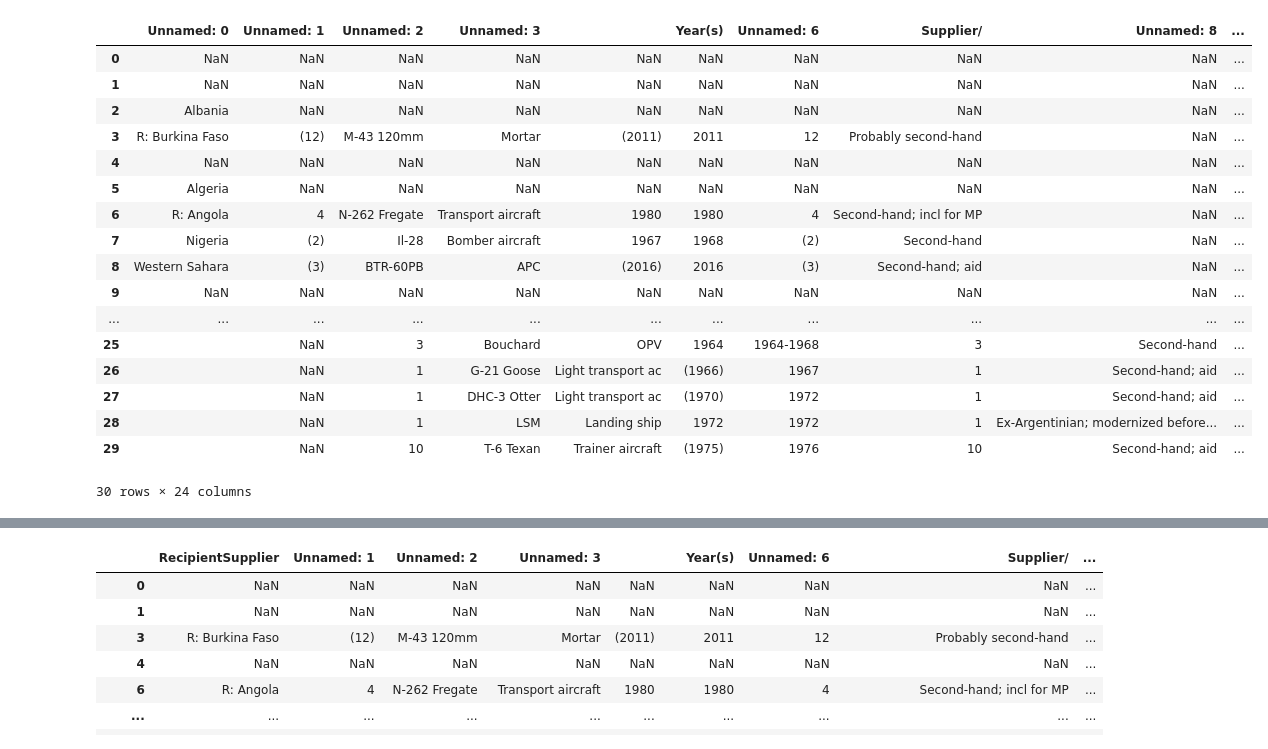
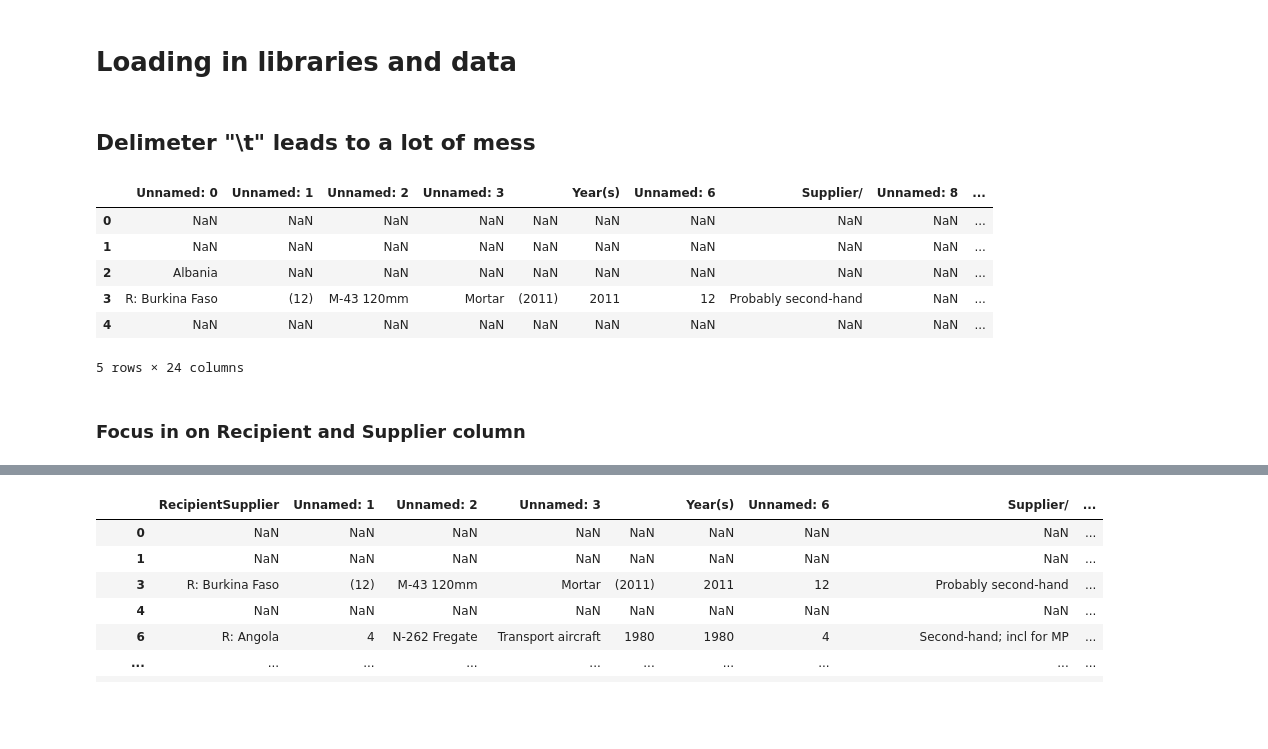
Before and after one commit to MichaelBurak/arms-trade-analysis, a Jupyter notebook: sipri-trades.ipynb, the cells around one changed output, grey strips where cells are left out. Drawn from its saved outputs; the diff is of its cells as text; code cells hidden in the pictures; blank space fills up the shorter version.

```diff
--- a/sipri-trades.ipynb
+++ b/sipri-trades.ipynb
@@ -4,3 +4,5 @@
+# %% [markdown]
+# Loading in libraries and data
 # %%
 import pandas as pd
 import matplotlib.pyplot as plt
@@ -9,26 +15,19 @@ import numpy as np
+# %% [markdown]
+## Delimeter "\t" leads to a lot of mess
 # %%
 df = pd.read_csv('Trade-Register-1950-2019-suppliers copy.txt',delimiter= "\t", index_col=False)
 
-df.head(30)
+df.head()
 # %% [output]
 |  | Unnamed: 0 | Unnamed: 1 | Unnamed: 2 | Unnamed: 3 |  | Year(s) | Unnamed: 6 | Supplier/ | Unnamed: 8 | ... |
 | 0 | NaN | NaN | NaN | NaN | NaN | NaN | NaN | NaN | NaN | ... |
 | 1 | NaN | NaN | NaN | NaN | NaN | NaN | NaN | NaN | NaN | ... |
 | 2 | Albania | NaN | NaN | NaN | NaN | NaN | NaN | NaN | NaN | ... |
 | 3 | R: Burkina Faso | (12) | M-43 120mm | Mortar | (2011) | 2011 | 12 | Probably second-hand | NaN | ... |
 | 4 | NaN | NaN | NaN | NaN | NaN | NaN | NaN | NaN | NaN | ... |
-| 5 | Algeria | NaN | NaN | NaN | NaN | NaN | NaN | NaN | NaN | ... |
-| 6 | R: Angola | 4 | N-262 Fregate | Transport aircraft | 1980 | 1980 | 4 | Second-hand; incl for MP | NaN | ... |
-| 7 | Nigeria | (2) | Il-28 | Bomber aircraft | 1967 | 1968 | (2) | Second-hand | NaN | ... |
-| 8 | Western Sahara | (3) | BTR-60PB | APC | (2016) | 2016 | (3) | Second-hand; aid | NaN | ... |
-| 9 | NaN | NaN | NaN | NaN | NaN | NaN | NaN | NaN | NaN | ... |
-| ... | ... | ... | ... | ... | ... | ... | ... | ... | ... | ... |
-| 25 |  | NaN | 3 | Bouchard | OPV | 1964 | 1964-1968 | 3 | Second-hand | ... |
-| 26 |  | NaN | 1 | G-21 Goose | Light transport ac | (1966) | 1967 | 1 | Second-hand; aid | ... |
-| 27 |  | NaN | 1 | DHC-3 Otter | Light transport ac | (1970) | 1972 | 1 | Second-hand; aid | ... |
-| 28 |  | NaN | 1 | LSM | Landing ship | 1972 | 1972 | 1 | Ex-Argentinian; modernized before... | ... |
-| 29 |  | NaN | 10 | T-6 Texan | Trainer aircraft | (1975) | 1976 | 10 | Second-hand; aid | ... |
-30 rows × 24 columns
+5 rows × 24 columns
+# %% [markdown]
+### Focus in on Recipient and Supplier column
 # %%
 df = df.rename(columns={'Unnamed: 0': 'RecipientSupplier'})
 # %%
```
Also changed, not shown: parts of 66 cells of this notebook, 1 other file.
